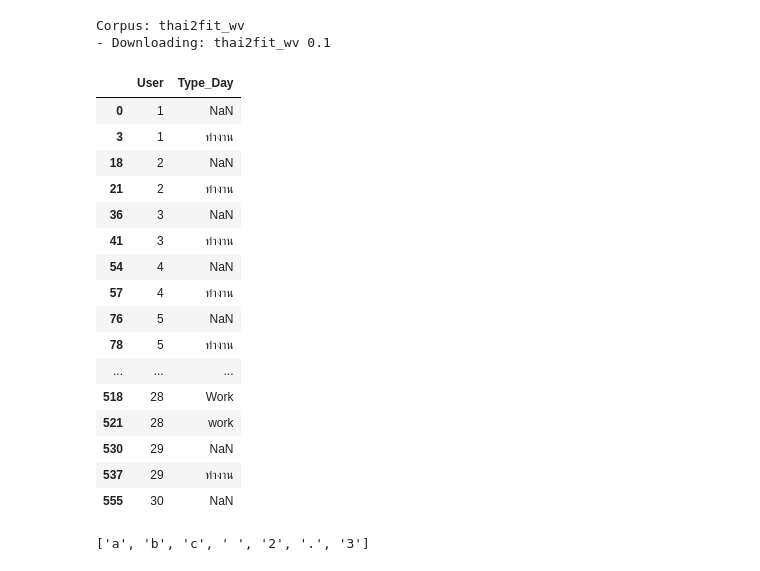
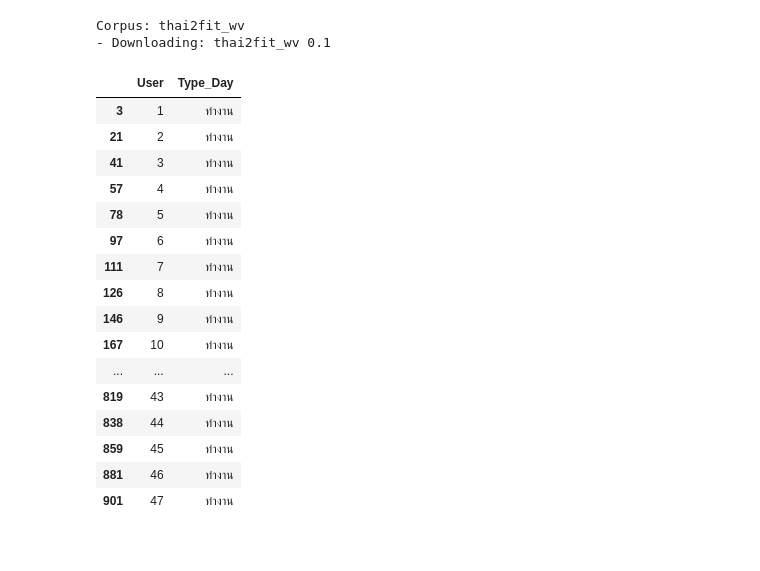
Before and after one commit to PisutSukpool/CRM-Analytics, a Jupyter notebook: Homework 03/6210422044_PisutSukpool_HW3.ipynb, the cells around one changed output. Cells and saved outputs as stored; diff of their text form; code cells hidden in the pictures.

```diff
--- a/Homework 03/6210422044_PisutSukpool_HW3.ipynb
+++ b/Homework 03/6210422044_PisutSukpool_HW3.ipynb
@@ -174,23 +172,26 @@ df_th.to_excel('test5.xlsx')
 # %%
 df["Type_Day"] = df['Activity'].str.extract('(ทำงาน|work|Work)')[0]
 df_work = df[['User', 'Type_Day']].copy()
 df_work = df_work.drop_duplicates()
+df_work = df_work.replace({'Type_Day': {'work': 'ทำงาน', 'Work': 'ทำงาน'}})
+df_work = df_work.drop(df_work[df_work.Type_Day != 'ทำงาน'].index)
+df_work = df_work.drop_duplicates()
 df_work.head(60)
 # %% [output]
 |  | User | Type_Day |
-| 0 | 1 | NaN |
 | 3 | 1 | ทำงาน |
-| 18 | 2 | NaN |
 | 21 | 2 | ทำงาน |
-| 36 | 3 | NaN |
 | 41 | 3 | ทำงาน |
-| 54 | 4 | NaN |
 | 57 | 4 | ทำงาน |
-| 76 | 5 | NaN |
 | 78 | 5 | ทำงาน |
+| 97 | 6 | ทำงาน |
+| 111 | 7 | ทำงาน |
+| 126 | 8 | ทำงาน |
+| 146 | 9 | ทำงาน |
+| 167 | 10 | ทำงาน |
 | ... | ... | ... |
-| 518 | 28 | Work |
-| 521 | 28 | work |
-| 530 | 29 | NaN |
-| 537 | 29 | ทำงาน |
-| 555 | 30 | NaN |
+| 819 | 43 | ทำงาน |
+| 838 | 44 | ทำงาน |
+| 859 | 45 | ทำงาน |
+| 881 | 46 | ทำงาน |
+| 901 | 47 | ทำงาน |
@@ -199,4 +197,0 @@ df.to_excel('test.xlsx')
-# %%
-[i for i in 'abc 2.3']
-# %% [output]
-['a', 'b', 'c', ' ', '2', '.', '3']
```
Also changed, not shown: parts of 4 cells of this notebook.
